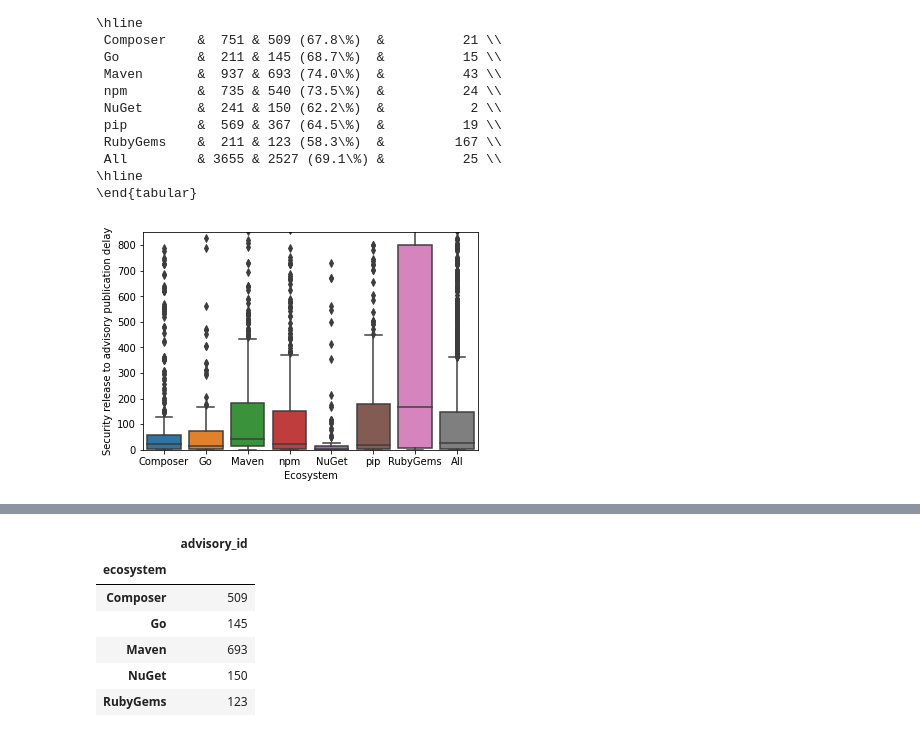
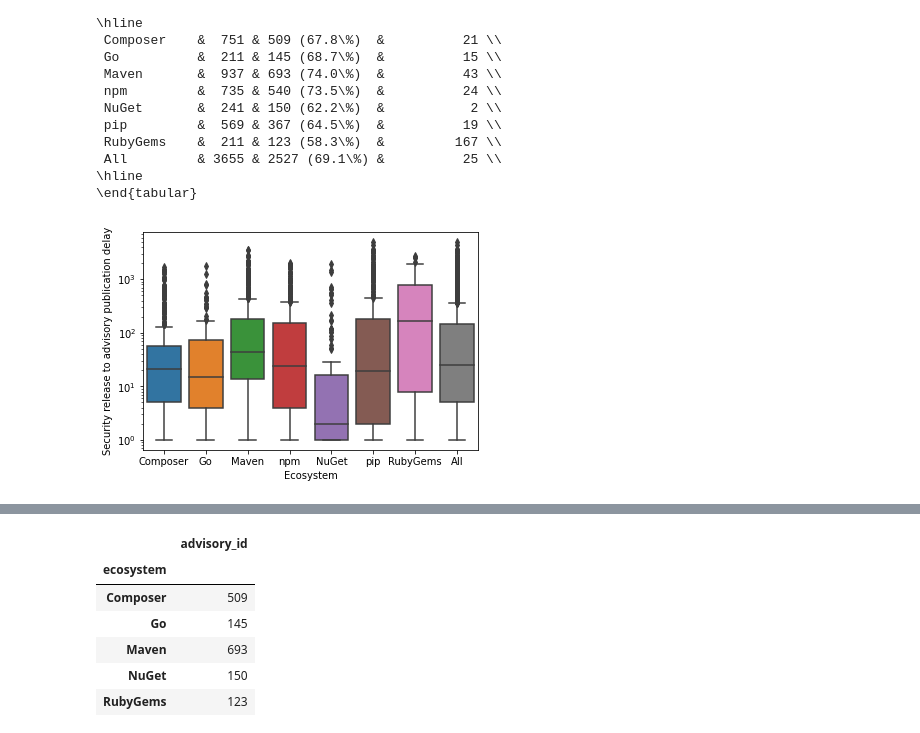
Before and after one commit to nasifimtiazohi/advisory-lifecycle, a Jupyter notebook: data_explore/rq1.ipynb, the cells around one changed output, grey strips where cells are left out. Drawn from its saved outputs; the diff is of its cells as text; code cells hidden in the pictures.

```diff
--- a/data_explore/rq1.ipynb
+++ b/data_explore/rq1.ipynb
@@ -928,10 +901,11 @@ temp['ecosystem'] = "All"
 temp = pd.concat([temp, df], axis=0)
 # %%
 ax = sns.boxplot(y='rtp_delay', x='ecosystem', data = temp, order =['Composer','Go','Maven','npm','NuGet','pip','RubyGems', 'All'])
-ax.set(ylim=(0,850), xlabel='Ecosystem', ylabel='Security release to advisory publication delay')
-plt.savefig('rtp_delay.png',bbox_inches='tight')
+ax.set( xlabel='Ecosystem', ylabel='Security release to advisory publication delay')
+ax.set_yscale("log")
+plt.savefig('rtp_delay.pdf',bbox_inches='tight')
 # %% [output]
-[figure, old version]
+[figure, new version]
 # %%
 df
 # %% [output]
```
Also changed, not shown: parts of 14 cells of this notebook, 12 other files.
